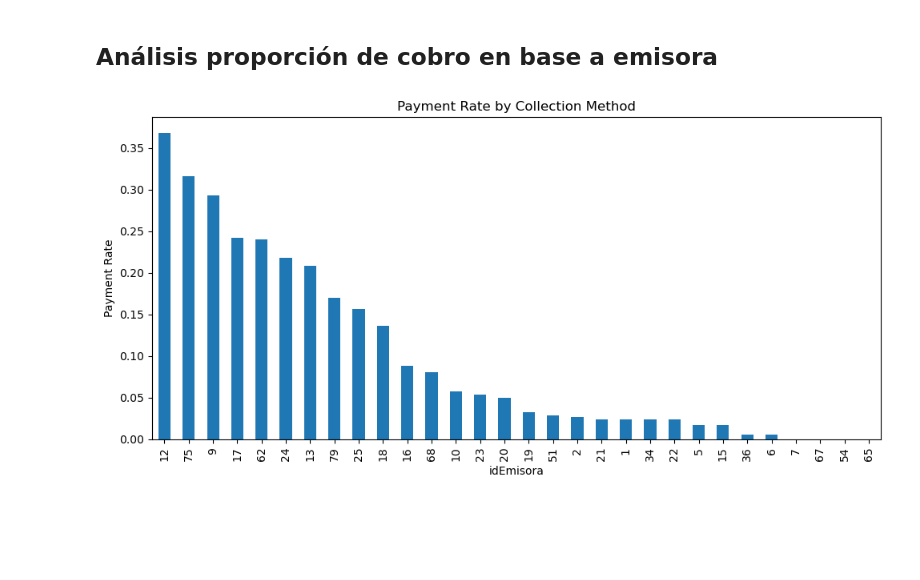
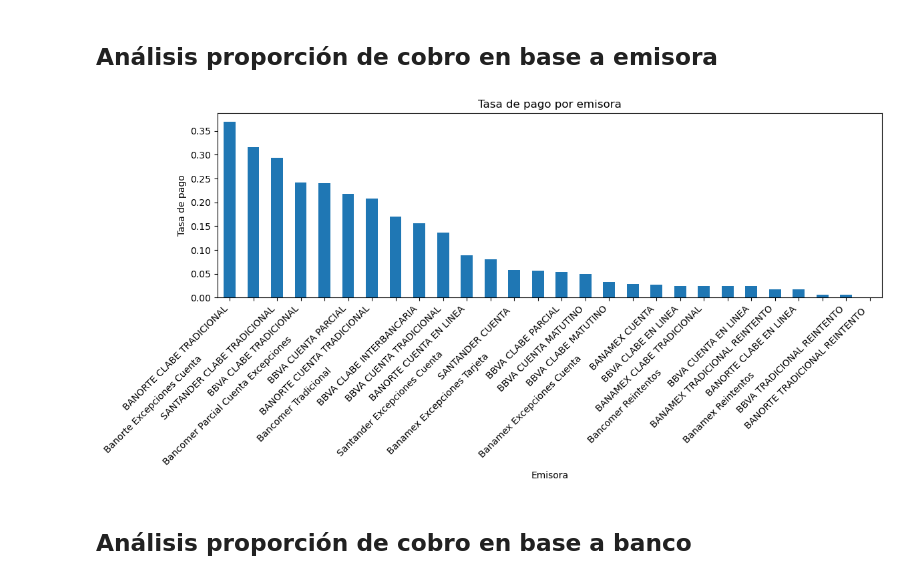
Before and after one commit to allfunso/Qubitos-Datathon, a Jupyter notebook: experiments.ipynb, the cells around one changed output. Drawn from its saved outputs; the diff is of its cells as text; code cells hidden in the pictures; blank space fills up the shorter version.

Commit message:
Gráficas por banco y tipo envío

```diff
--- a/experiments.ipynb
+++ b/experiments.ipynb
@@ -96,19 +96,22 @@ Name: count, dtype: int64
 ## Análisis proporción de cobro en base a emisora
 # %%
 cobros_detallados['pagado'] = cobros_detallados['montoCobrado'] > 0
-tasas_emisora_summary = cobros_detallados.groupby('idEmisora').agg(
-    total_attempts=('pagado', 'count'),
-    payment_rate=('pagado', 'mean')
-).sort_values(by='payment_rate', ascending=False)
+tasas_emisora_summary = cobros_detallados.groupby('nombreEmisora').agg(
+    total_intentos=('pagado', 'count'),
+    tasa_pago=('pagado', 'mean')
+).sort_values(by='tasa_pago', ascending=False)
 # %%
-threshold = 500
-tasas_emisora_summary = tasas_emisora_summary[tasas_emisora_summary['total_attempts'] > threshold]
+threshold = 200
+tasas_emisora_summary = tasas_emisora_summary[tasas_emisora_summary['total_intentos'] > threshold]
 # %%
-tasas_emisora_summary['payment_rate'].plot(kind='bar', figsize=(10, 5))
-plt.title('Payment Rate by Collection Method')
-plt.ylabel('Payment Rate')
-plt.xlabel('idEmisora')
+tasas_emisora_summary['tasa_pago'].plot(kind='bar', figsize=(12, 6))
+plt.title('Tasa de pago por emisora')
+plt.ylabel('Tasa de pago')
+plt.xlabel('Emisora')
+plt.xticks(rotation=45, ha='right')  # Rotate and align right
 plt.tight_layout()
 plt.show()
 # %% [output]
-[figure, old version]
+[figure, new version]
+# %% [markdown]
+## Análisis proporción de cobro en base a banco
```
Also changed, not shown: parts of 7 cells of this notebook.
